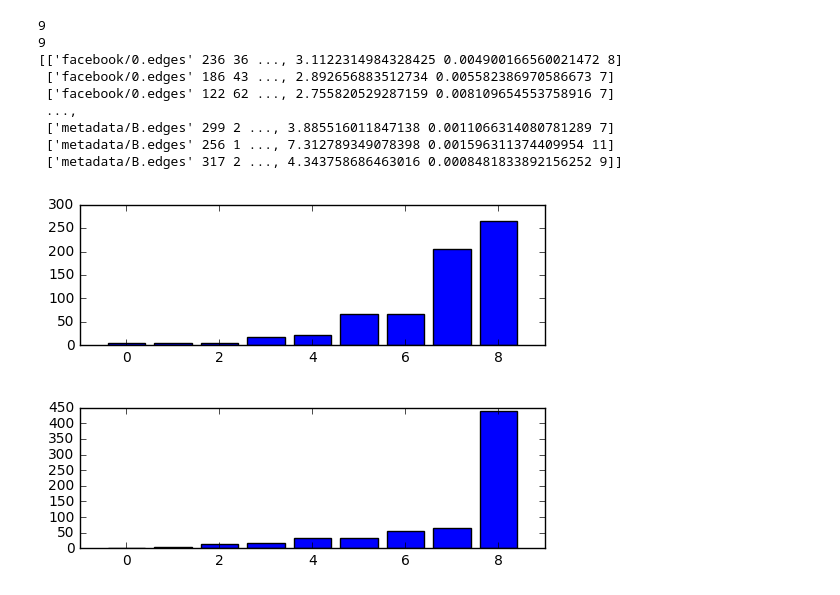
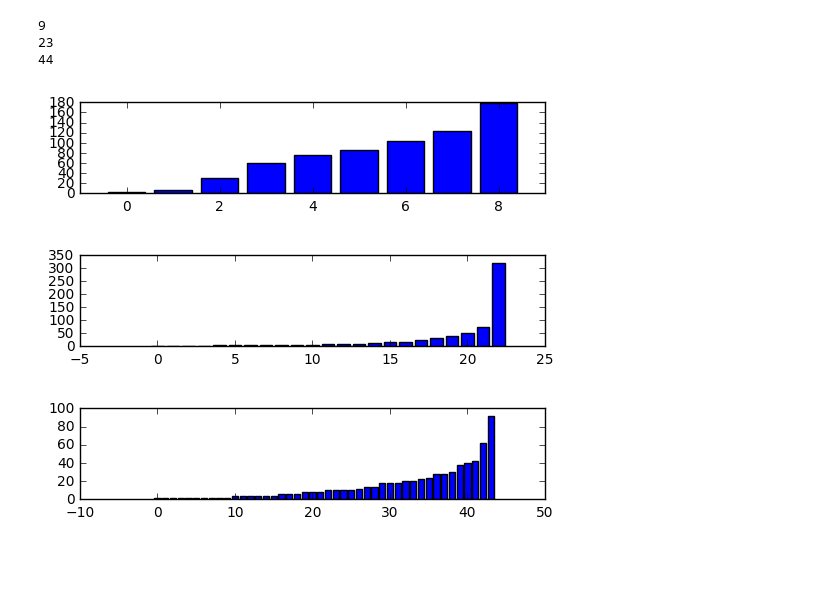
Before and after one commit to whus6207/graph_align_lsh, a Jupyter notebook: graph alignment using LSH(undirected).ipynb, the cells around one changed output. Cells and saved outputs as stored; diff of their text form; code cells hidden in the pictures; blank space fills up the shorter version.

```diff
--- a/graph alignment using LSH(undirected).ipynb
+++ b/graph alignment using LSH(undirected).ipynb
@@ -10,7 +16,7 @@ writeEdgesToFile('metadata/B.edges', B)
 # %%
 from attr_utils import *
 
-attributesA = getUndirAttribute('facebook/0.edges')
+attributesA = getUndirAttribute('metadata/A.edges')
 with open('metadata/attributesA', 'w') as f:
     for index, row in attributesA.iterrows():
         f.write(str(attributesA.ix[index]))
@@ -38,26 +73,28 @@ with open('metadata/buckets-band-2', 'w') as f:
         f.write(str(k) + str(v) + '\n')
 print len(bucketEdge.items())
 
+bandAll = ['Degree','PageRank', 'NodeBetweennessCentrality','FarnessCentrality', 'NodeEccentricity']
+bucketAll = generateCosineBuckets(selectAndCombine(attributesA, attributesB, bandAll), 20)
+print len(bucketAll.items())
+
 buckets = [bucketDeg, bucketEdge]
 # %% [output]
 9
-9
-[['facebook/0.edges' 236 36 ..., 3.1122314984328425 0.004900166560021472 8]
- ['facebook/0.edges' 186 43 ..., 2.892656883512734 0.005582386970586673 7]
- ['facebook/0.edges' 122 62 ..., 2.755820529287159 0.008109654553758916 7]
- ...,
- ['metadata/B.edges' 299 2 ..., 3.885516011847138 0.0011066314080781289 7]
- ['metadata/B.edges' 256 1 ..., 7.312789349078398 0.001596311374409954 11]
- ['metadata/B.edges' 317 2 ..., 4.343758686463016 0.0008481833892156252 9]]
+23
+44
 # %%
-pair_count_dict = combineBucketsBySum(buckets, combineAB, 'facebook/0.edges')
+#plot cosine bucket distribution
+pair_count_dict = combineBucketsBySum(buckets, combineAB, 'metadata/A.edges')
 
 import matplotlib.pyplot as plt
-plt.subplot(211)
+plt.subplot(311)
 plotBucketDistribution(bucketDeg)
-plt.subplot(212)
+plt.subplot(313)
 plotBucketDistribution(bucketEdge)
+plt.subplot(313)
+plotBucketDistribution(bucketAll)
 plt.show()
 # %% [output]
-[figure, old version]
+[figure, new version]
-[figure, old version]
+[figure, new version]
+[figure, added]
```
Also changed, not shown: parts of 7 cells of this notebook, 4 other files.
